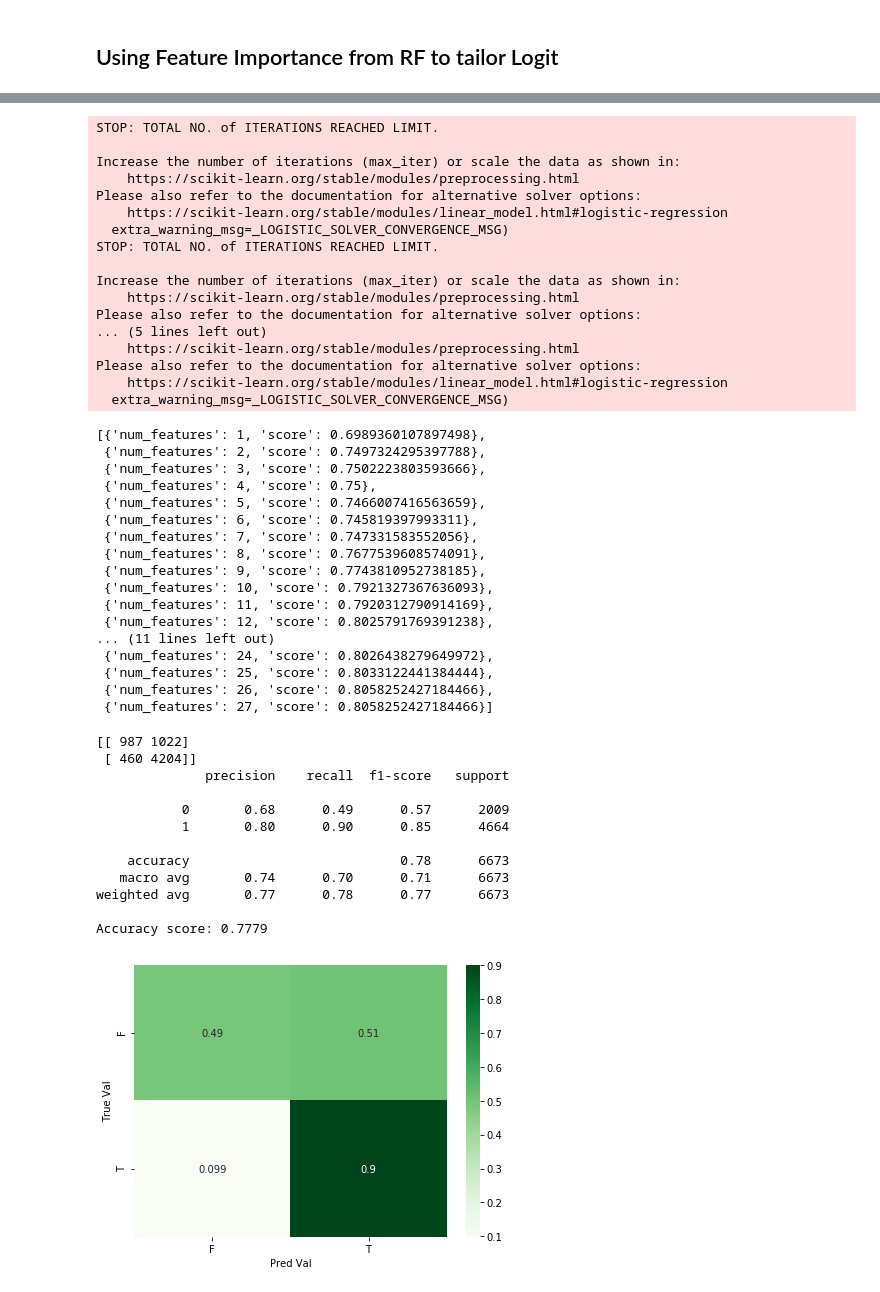
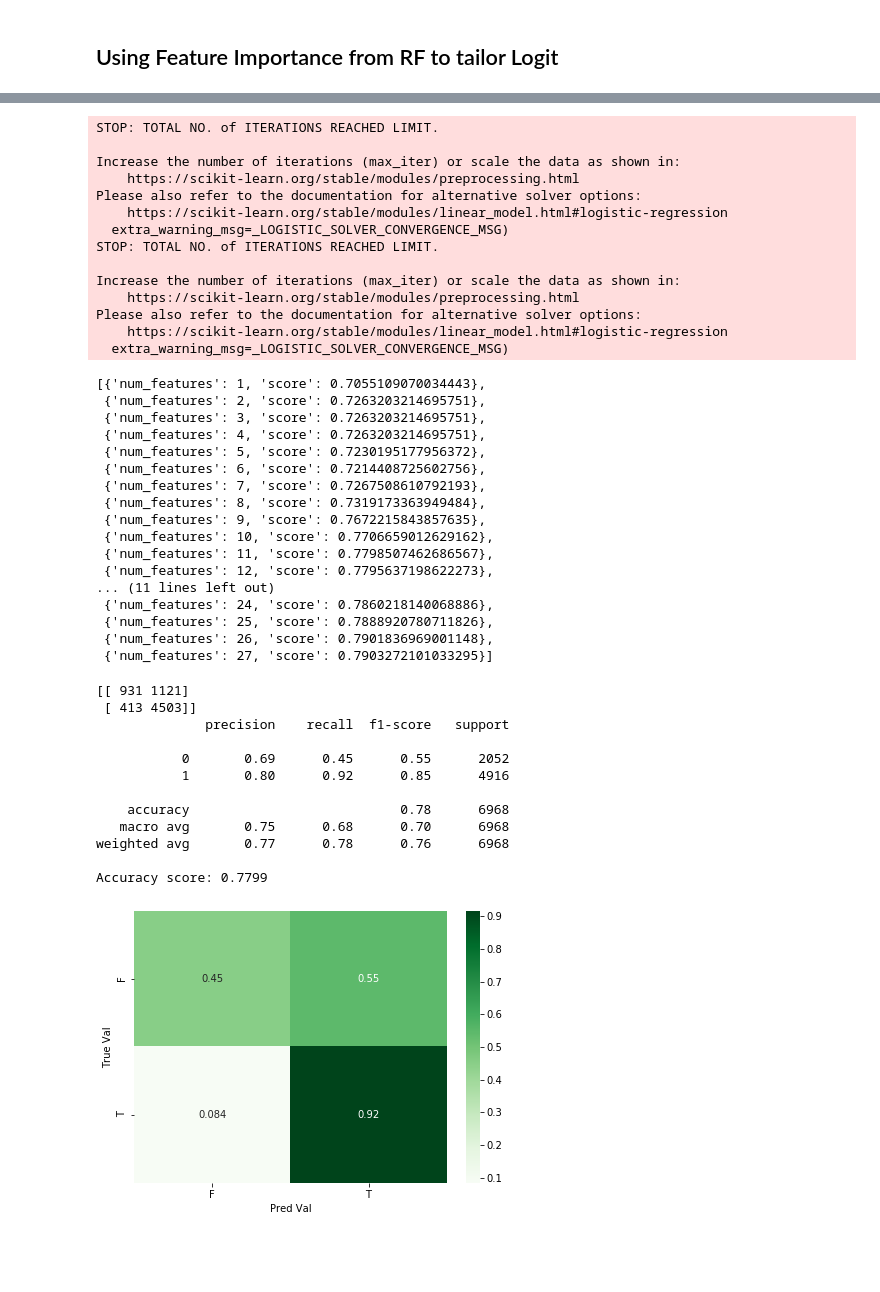
Before and after one commit to zapatos24/senator_nlp_vote_prediction, a Jupyter notebook: baseline_model_development.ipynb, the cells around one changed output, grey strips where cells are left out. Saved outputs shown, nothing was run; the diff lists cells and outputs as text; code cells hidden in the pictures; blank space fills up the shorter version.

Commit message:
update logit reg feature testing loop to output accuracy instead of precision

```diff
--- a/baseline_model_development.ipynb
+++ b/baseline_model_development.ipynb
@@ -360,7 +360,7 @@ for i in range(1, len(feat_imp)+1):
     logreg.fit(X_train, y_train)
     y_pred = logreg.predict(X_test)
 
-    score = precision_score(y_test, y_pred)
+    score = accuracy_score(y_test, y_pred)
 
     scorecard.append({'num_features': i, 'score': score})
 
@@ -378,61 +378,58 @@ STOP: TOTAL NO. of ITERATIONS REACHED LIMIT.
 Increase the number of iterations (max_iter) or scale the data as shown in:
     https://scikit-learn.org/stable/modules/preprocessing.html
 Please also refer to the documentation for alternative solver options:
-... (5 lines left out)
-    https://scikit-learn.org/stable/modules/preprocessing.html
-Please also refer to the documentation for alternative solver options:
     https://scikit-learn.org/stable/modules/linear_model.html#logistic-regression
   extra_warning_msg=_LOGISTIC_SOLVER_CONVERGENCE_MSG)
-[{'num_features': 1, 'score': 0.6989360107897498},
- {'num_features': 2, 'score': 0.7497324295397788},
- {'num_features': 3, 'score': 0.7502223803593666},
- {'num_features': 4, 'score': 0.75},
- {'num_features': 5, 'score': 0.7466007416563659},
- {'num_features': 6, 'score': 0.745819397993311},
- {'num_features': 7, 'score': 0.747331583552056},
- {'num_features': 8, 'score': 0.7677539608574091},
- {'num_features': 9, 'score': 0.7743810952738185},
- {'num_features': 10, 'score': 0.7921327367636093},
- {'num_features': 11, 'score': 0.7920312790914169},
- {'num_features': 12, 'score': 0.8025791769391238},
+[{'num_features': 1, 'score': 0.7055109070034443},
+ {'num_features': 2, 'score': 0.7263203214695751},
+ {'num_features': 3, 'score': 0.7263203214695751},
+ {'num_features': 4, 'score': 0.7263203214695751},
+ {'num_features': 5, 'score': 0.7230195177956372},
+ {'num_features': 6, 'score': 0.7214408725602756},
+ {'num_features': 7, 'score': 0.7267508610792193},
+ {'num_features': 8, 'score': 0.7319173363949484},
+ {'num_features': 9, 'score': 0.7672215843857635},
+ {'num_features': 10, 'score': 0.7706659012629162},
+ {'num_features': 11, 'score': 0.7798507462686567},
+ {'num_features': 12, 'score': 0.7795637198622273},
 ... (11 lines left out)
- {'num_features': 24, 'score': 0.8026438279649972},
- {'num_features': 25, 'score': 0.8033122441384444},
- {'num_features': 26, 'score': 0.8058252427184466},
- {'num_features': 27, 'score': 0.8058252427184466}]
+ {'num_features': 24, 'score': 0.7860218140068886},
+ {'num_features': 25, 'score': 0.7888920780711826},
+ {'num_features': 26, 'score': 0.7901836969001148},
+ {'num_features': 27, 'score': 0.7903272101033295}]
 # %%
 y = main_df[dep_col]
-X = main_df[feat_imp['feature'].iloc[:13].values]
+X = main_df[feat_imp['feature'].iloc[:11].values]
 
 scalar = StandardScaler()
 
 X_train, X_test, y_train, y_test = train_test_split(X, y, test_size=0.3, random_state=0)
 
 X_train = scalar.fit_transform(X_train)
 X_test = scalar.transform(X_test)
 
 X_train_df = pd.DataFrame(X_train, index=y_train.index, columns=X.columns)
 X_test_df = pd.DataFrame(X_test, index=y_test.index, columns=X.columns)
 
 logreg = LogisticRegression()
 logreg.fit(X_train, y_train)
 y_pred = logreg.predict(X_test)
 
 confusion_reporting(y_test, y_pred)
 # %% [output]
-[[ 987 1022]
- [ 460 4204]]
+[[ 931 1121]
+ [ 413 4503]]
               precision    recall  f1-score   support
 
-           0       0.68      0.49      0.57      2009
-           1       0.80      0.90      0.85      4664
+           0       0.69      0.45      0.55      2052
+           1       0.80      0.92      0.85      4916
 
-    accuracy                           0.78      6673
-   macro avg       0.74      0.70      0.71      6673
-weighted avg       0.77      0.78      0.77      6673
+    accuracy                           0.78      6968
+   macro avg       0.75      0.68      0.70      6968
+weighted avg       0.77      0.78      0.76      6968
 
-Accuracy score: 0.7779
+Accuracy score: 0.7799
-[figure, old version]
+[figure, new version]
 # %%
 logit_roc_auc = roc_auc_score(y_test, logreg.predict(X_test_df))
 fpr, tpr, thresholds = roc_curve(y_test, logreg.predict_proba(X_test_df)[:,1])
```
Also changed, not shown: parts of 16 cells of this notebook.
